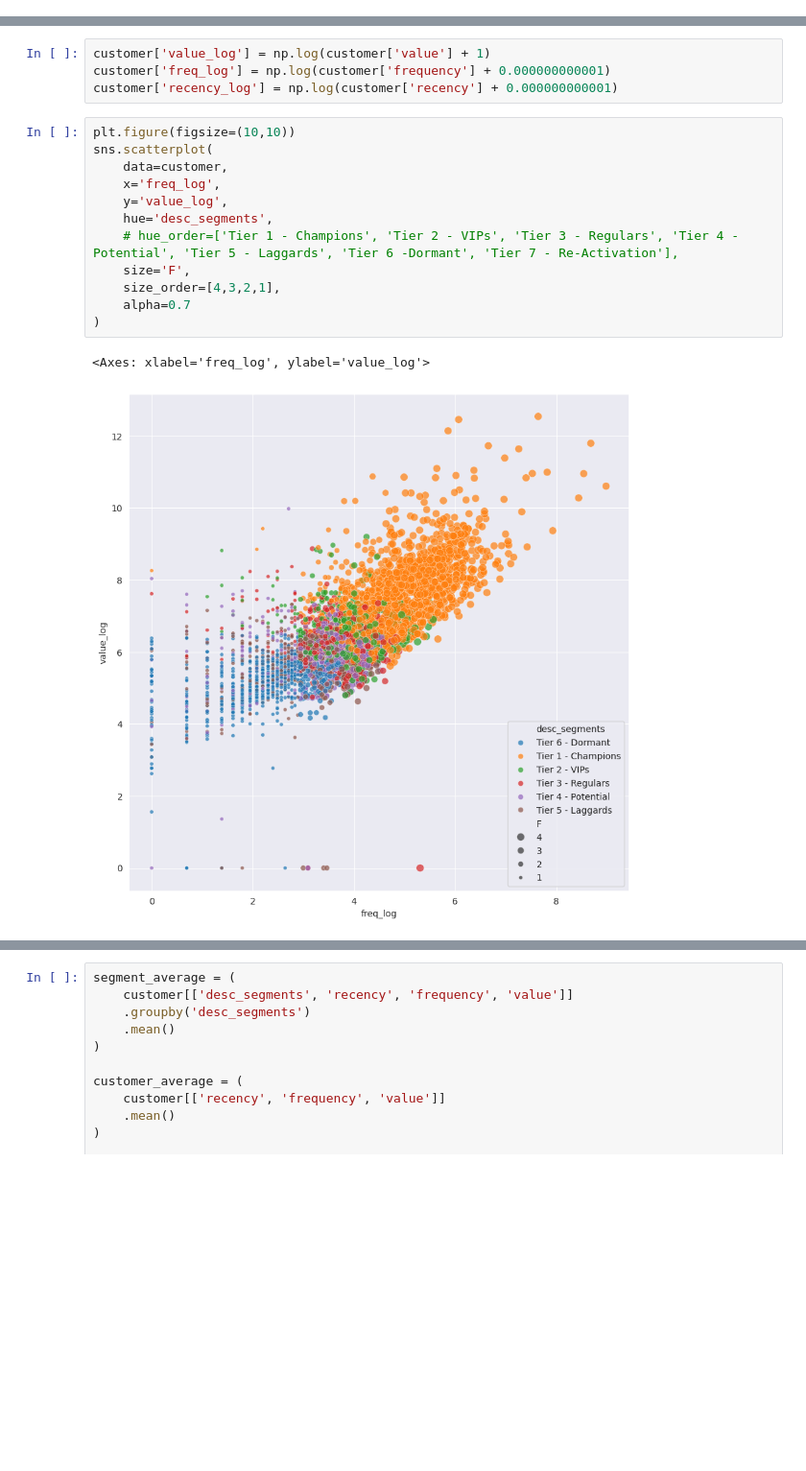
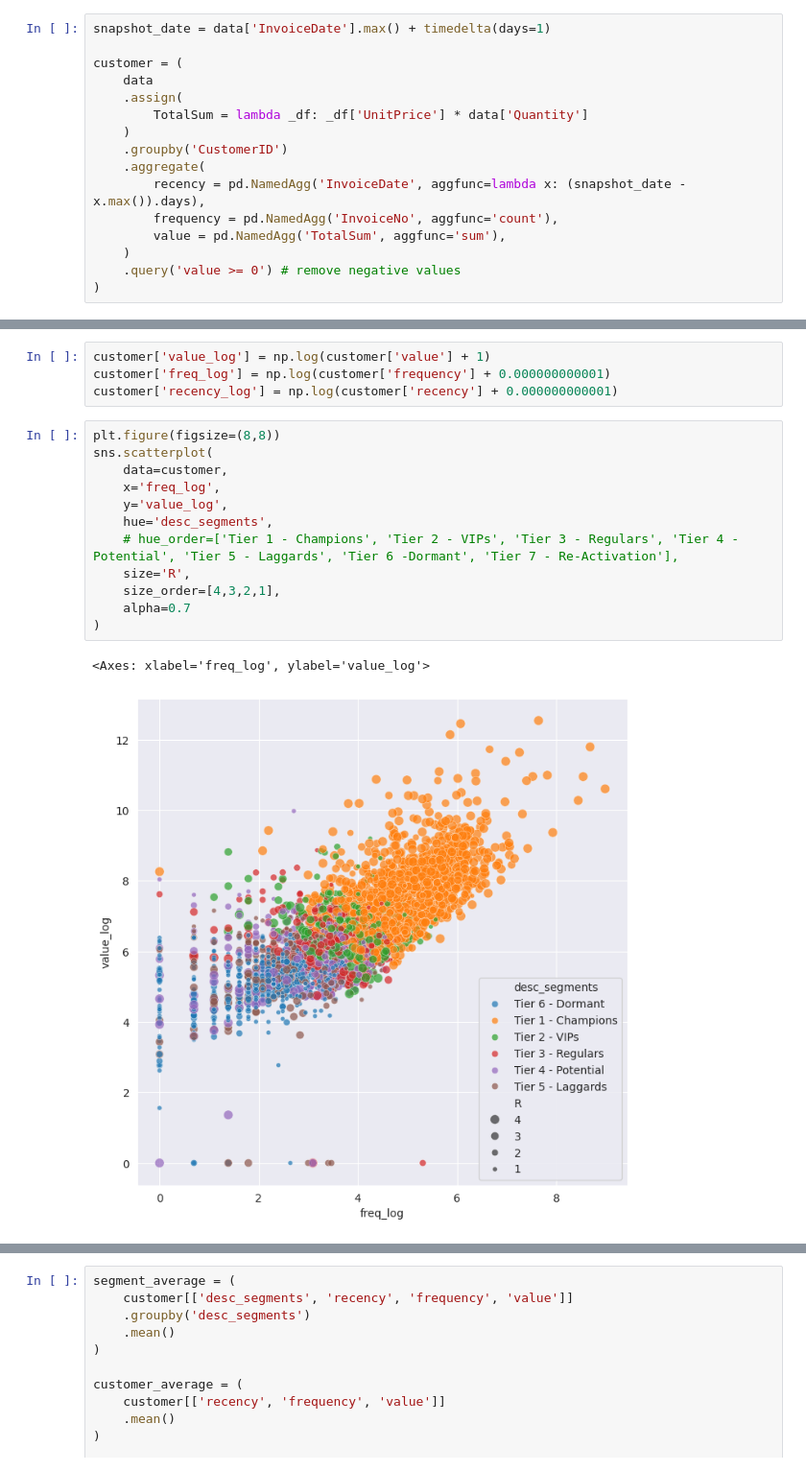
Before and after one commit to yuan-yexi/rfm-customer-segmentation, a Jupyter notebook: notebooks/rfm.ipynb, the cells around one changed output, grey strips where cells are left out. Shown at 96% size. Saved outputs shown, nothing was run; the diff lists cells and outputs as text; blank space fills up the shorter version.

```diff
--- a/notebooks/rfm.ipynb
+++ b/notebooks/rfm.ipynb
@@ -65,3 +37,19 @@ customer = customer[customer['value'] >= 0]
+# %%
+snapshot_date = data['InvoiceDate'].max() + timedelta(days=1)
+
+customer = (
+    data
+    .assign(
+        TotalSum = lambda _df: _df['UnitPrice'] * data['Quantity']
+    )
+    .groupby('CustomerID')
+    .aggregate(
+        recency = pd.NamedAgg('InvoiceDate', aggfunc=lambda x: (snapshot_date - x.max()).days),
+        frequency = pd.NamedAgg('InvoiceNo', aggfunc='count'),
+        value = pd.NamedAgg('TotalSum', aggfunc='sum'),
+    )
+    .query('value >= 0') # remove negative values
+)
 # %%
 # Plot distributions of RFM
 n_bins = 100
@@ -197,17 +185,17 @@ customer['value_log'] = np.log(customer['value'] + 1)
 customer['freq_log'] = np.log(customer['frequency'] + 0.000000000001)
 customer['recency_log'] = np.log(customer['recency'] + 0.000000000001)
 # %%
-plt.figure(figsize=(10,10))
+plt.figure(figsize=(8,8))
 sns.scatterplot(
     data=customer,
     x='freq_log',
     y='value_log',
     hue='desc_segments',
     # hue_order=['Tier 1 - Champions', 'Tier 2 - VIPs', 'Tier 3 - Regulars', 'Tier 4 - Potential', 'Tier 5 - Laggards', 'Tier 6 -Dormant', 'Tier 7 - Re-Activation'],
-    size='F',
+    size='R',
     size_order=[4,3,2,1],
     alpha=0.7
 )
 # %% [output]
 <Axes: xlabel='freq_log', ylabel='value_log'>
-[figure, old version]
+[figure, new version]
```
Also changed, not shown: parts of 2 cells of this notebook, 1 other file.
